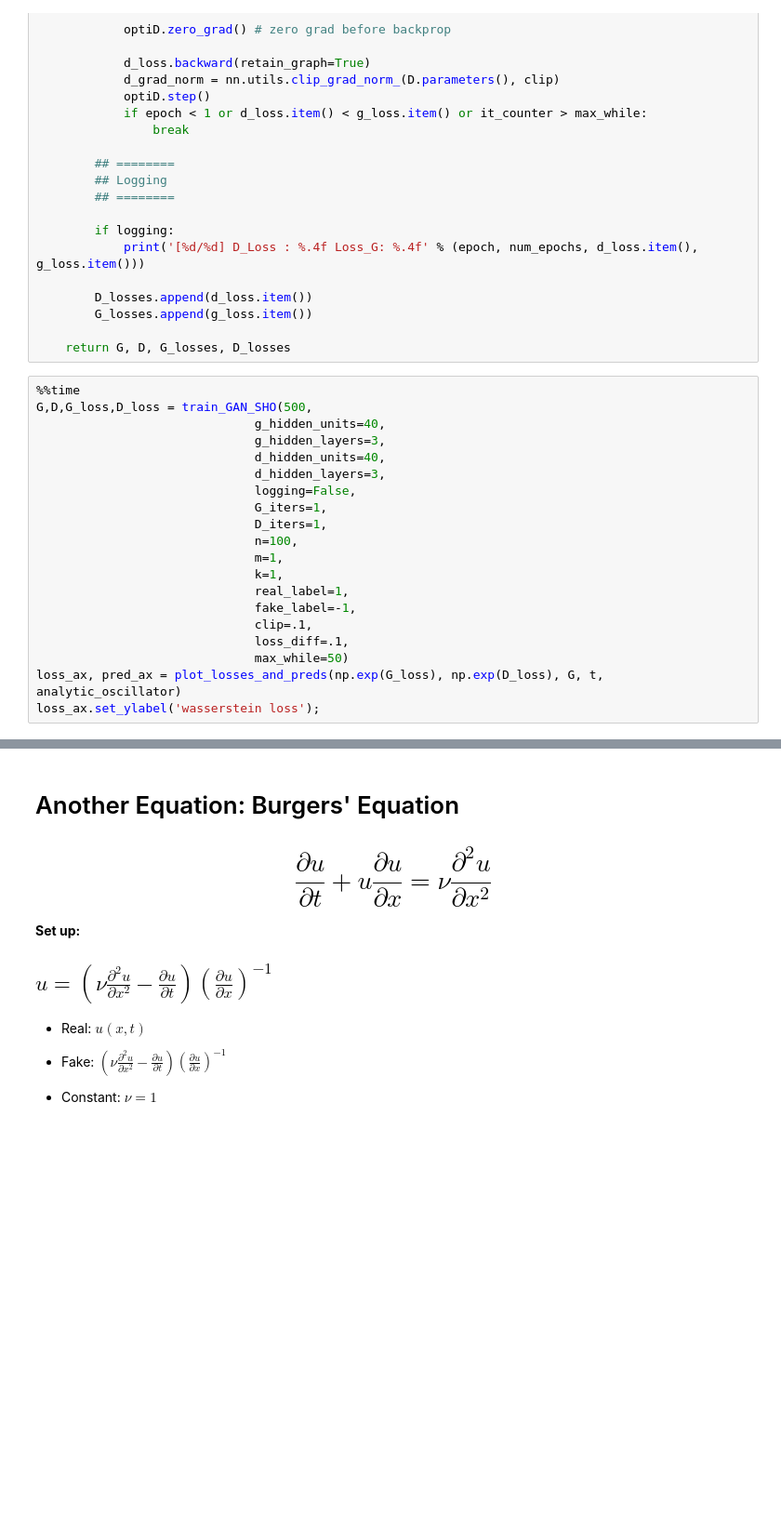
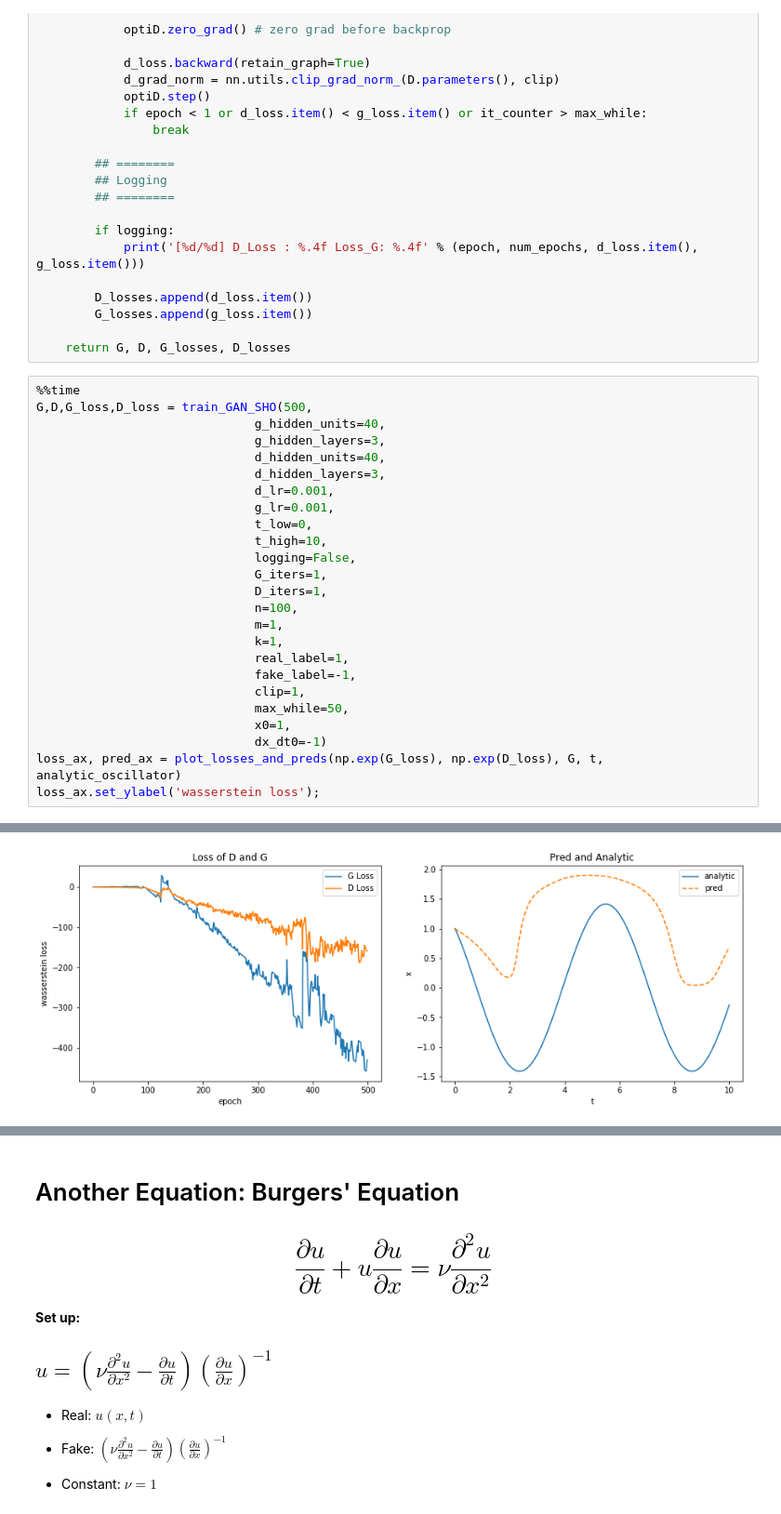
Before and after one commit to dylanrandle/denn, a Jupyter notebook: GAN.ipynb, the cells around one changed output, grey strips where cells are left out. Shown at 93% size. Saved outputs shown, nothing was run; the diff lists cells and outputs as text; blank space fills up the shorter version.

```diff
--- a/GAN.ipynb
+++ b/GAN.ipynb
@@ -766,6 +766,10 @@ G,D,G_loss,D_loss = train_GAN_SHO(500,
                               g_hidden_layers=3,
                               d_hidden_units=40,
                               d_hidden_layers=3,
+                              d_lr=0.001,
+                              g_lr=0.001,
+                              t_low=0,
+                              t_high=10,
                               logging=False,
                               G_iters=1,
                               D_iters=1,
@@ -774,8 +778,10 @@ G,D,G_loss,D_loss = train_GAN_SHO(500,
                               k=1,
                               real_label=1,
                               fake_label=-1,
-                              clip=.1,
-                              loss_diff=.1,
-                              max_while=50)
+                              clip=1,
+                              max_while=50,
+                              x0=1,
+                              dx_dt0=-1)
 loss_ax, pred_ax = plot_losses_and_preds(np.exp(G_loss), np.exp(D_loss), G, t, analytic_oscillator)
 loss_ax.set_ylabel('wasserstein loss');
+# %% [output]
@@ -781,0 +790 @@ loss_ax.set_ylabel('wasserstein loss');
+[figure, added]
```
Also changed, not shown: parts of 2 cells of this notebook, 1 other file.
